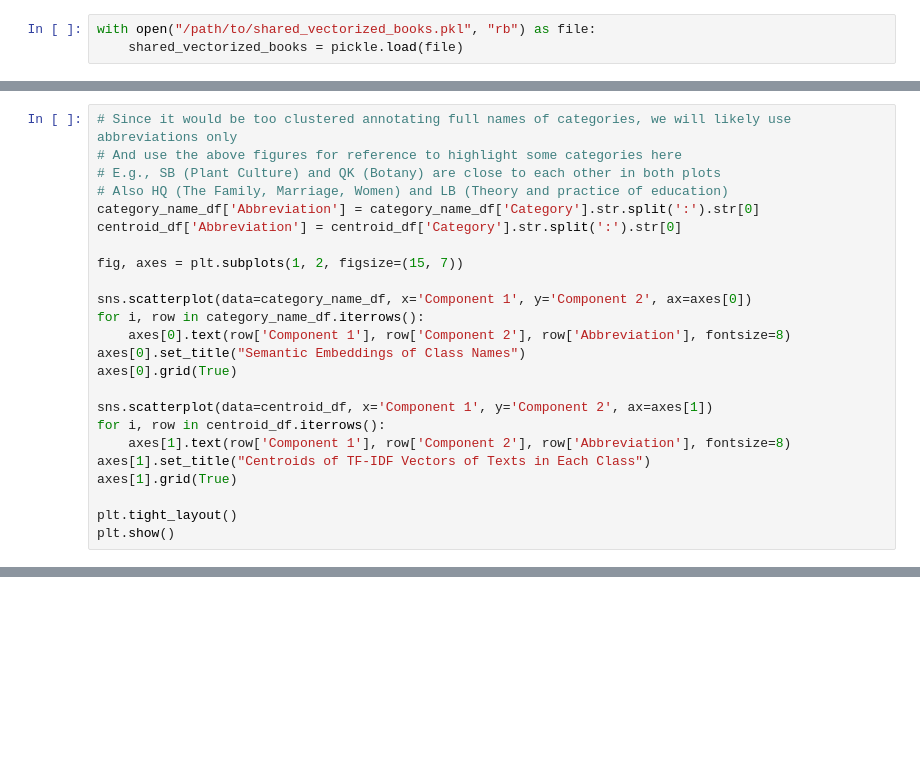
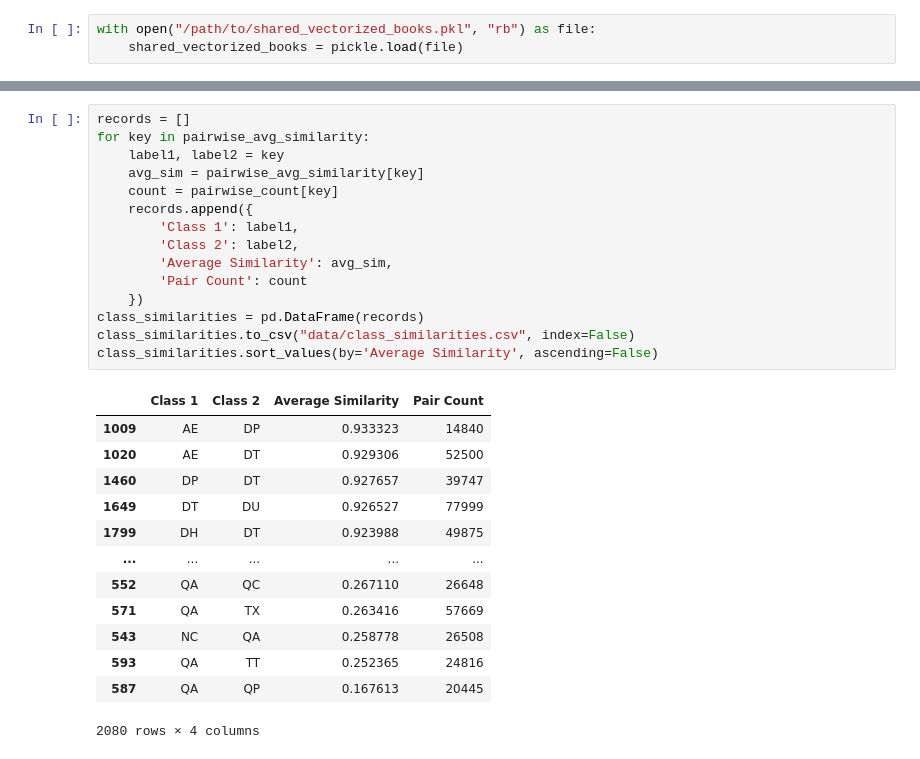
Before and after one commit to wenyi-shang/LCC-Similarity, a Jupyter notebook: Data Analysis.ipynb, the cells around one changed output, grey strips where cells are left out. Cells and saved outputs as stored; diff of their text form; blank space fills up the shorter version.

```diff
--- a/Data Analysis.ipynb
+++ b/Data Analysis.ipynb
@@ -670,24 +37,0 @@ plt.show()
-# %%
-# Since it would be too clustered annotating full names of categories, we will likely use abbreviations only
-# And use the above figures for reference to highlight some categories here
-# E.g., SB (Plant Culture) and QK (Botany) are close to each other in both plots
-# Also HQ (The Family, Marriage, Women) and LB (Theory and practice of education)
-category_name_df['Abbreviation'] = category_name_df['Category'].str.split(':').str[0]
-centroid_df['Abbreviation'] = centroid_df['Category'].str.split(':').str[0]
-
-fig, axes = plt.subplots(1, 2, figsize=(15, 7))
-
-sns.scatterplot(data=category_name_df, x='Component 1', y='Component 2', ax=axes[0])
-for i, row in category_name_df.iterrows():
-    axes[0].text(row['Component 1'], row['Component 2'], row['Abbreviation'], fontsize=8)
-axes[0].set_title("Semantic Embeddings of Class Names")
-axes[0].grid(True)
-
-sns.scatterplot(data=centroid_df, x='Component 1', y='Component 2', ax=axes[1])
-for i, row in centroid_df.iterrows():
-    axes[1].text(row['Component 1'], row['Component 2'], row['Abbreviation'], fontsize=8)
-axes[1].set_title("Centroids of TF-IDF Vectors of Texts in Each Class")
-axes[1].grid(True)
-
-plt.tight_layout()
-plt.show()
@@ -765,0 +91,29 @@ Pearson correlation: r = -0.031, p = 0.177
+# %%
+records = []
+for key in pairwise_avg_similarity:
+    label1, label2 = key
+    avg_sim = pairwise_avg_similarity[key]
+    count = pairwise_count[key]
+    records.append({
+        'Class 1': label1,
+        'Class 2': label2,
+        'Average Similarity': avg_sim,
+        'Pair Count': count
+    })
+class_similarities = pd.DataFrame(records)
+class_similarities.to_csv("data/class_similarities.csv", index=False)
+class_similarities.sort_values(by='Average Similarity', ascending=False)
+# %% [output]
+|  | Class 1 | Class 2 | Average Similarity | Pair Count |
+| 1009 | AE | DP | 0.933323 | 14840 |
+| 1020 | AE | DT | 0.929306 | 52500 |
+| 1460 | DP | DT | 0.927657 | 39747 |
+| 1649 | DT | DU | 0.926527 | 77999 |
+| 1799 | DH | DT | 0.923988 | 49875 |
+| ... | ... | ... | ... | ... |
+| 552 | QA | QC | 0.267110 | 26648 |
+| 571 | QA | TX | 0.263416 | 57669 |
+| 543 | NC | QA | 0.258778 | 26508 |
+| 593 | QA | TT | 0.252365 | 24816 |
+| 587 | QA | QP | 0.167613 | 20445 |
+2080 rows × 4 columns
```
Also changed, not shown: parts of 48 cells of this notebook.
